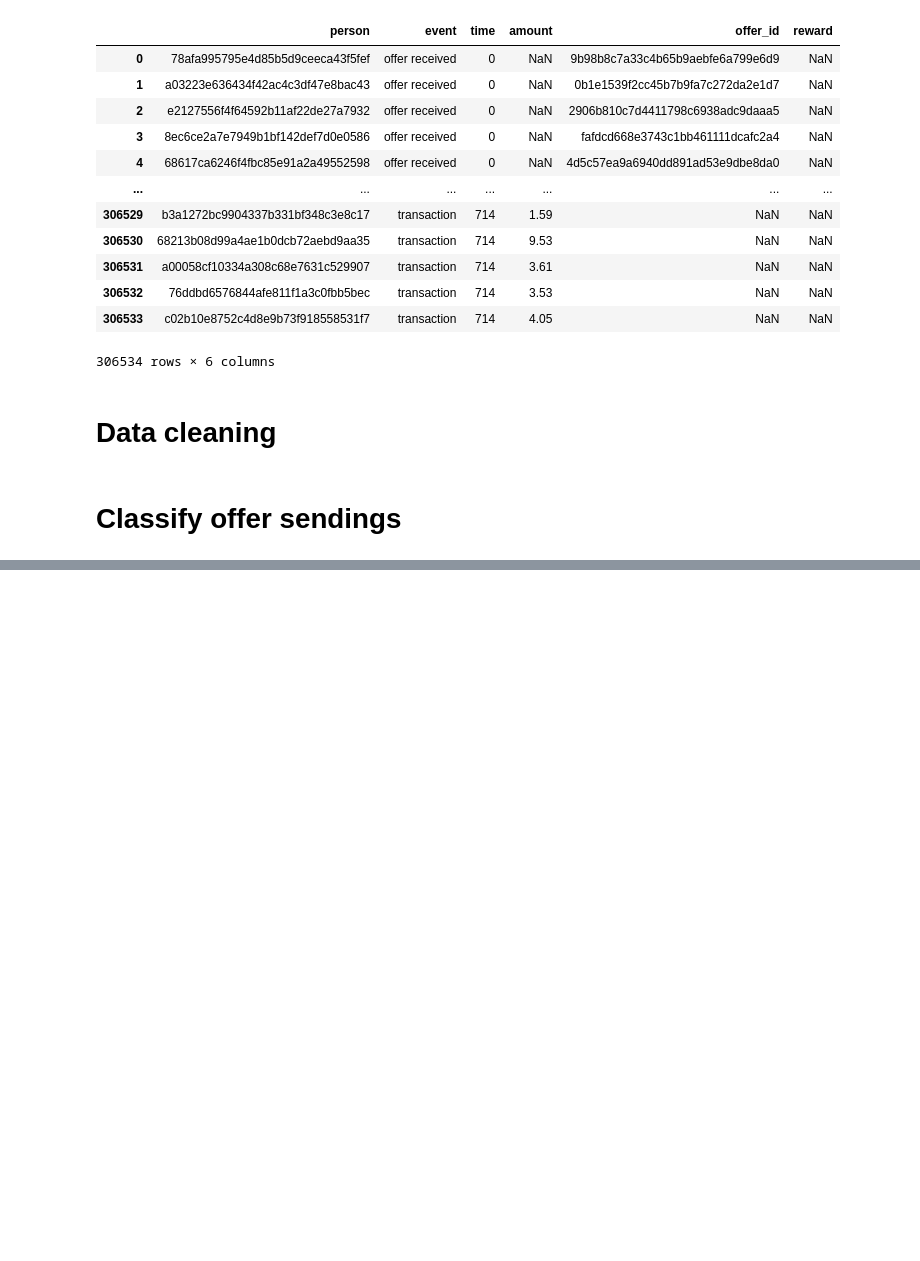
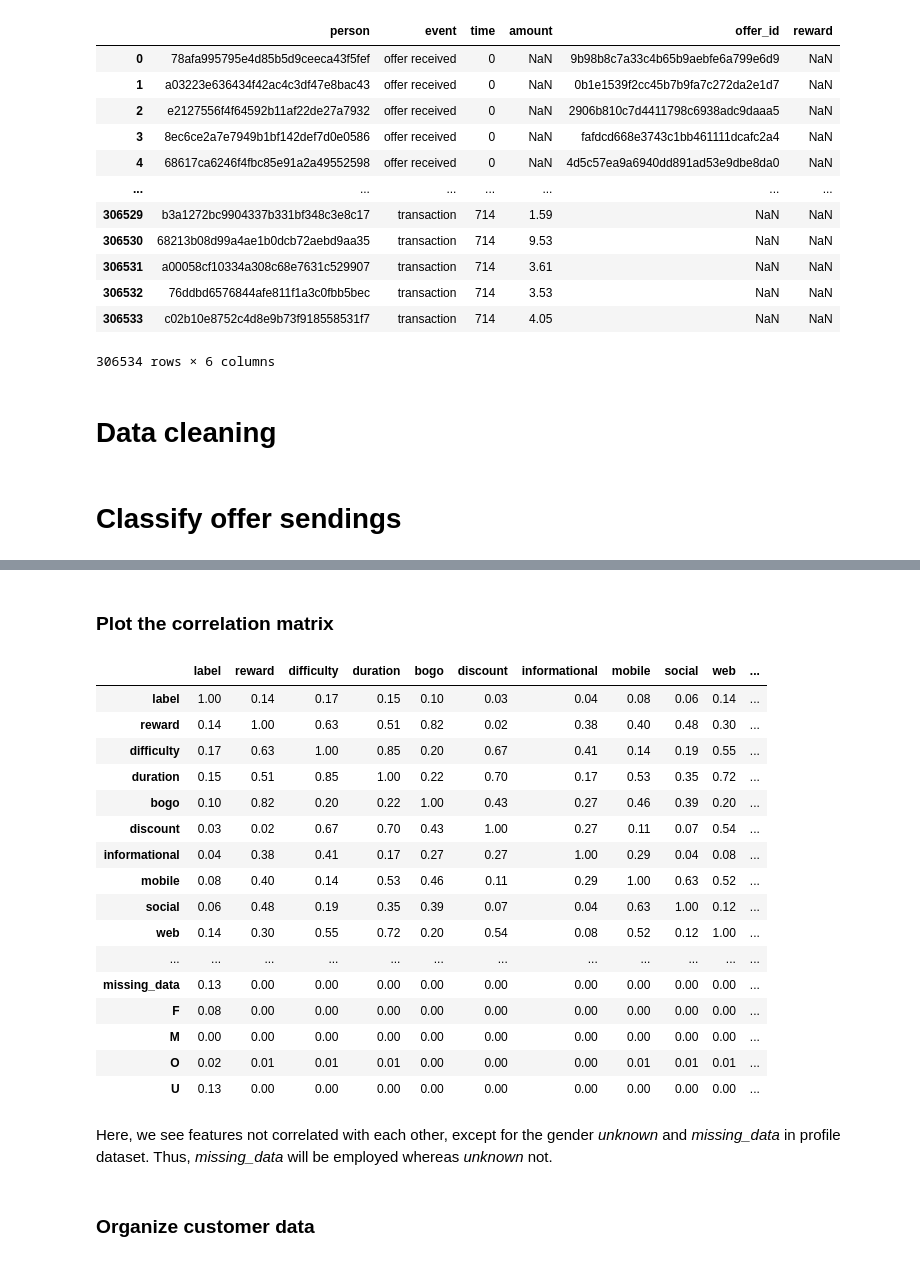
Before and after one commit to silviomori/udacity-machine-learning-capstone-starbucks, a Jupyter notebook: FeatureEngineering.ipynb, the cells around one changed output, grey strips where cells are left out. Saved outputs shown, nothing was run; the diff lists cells and outputs as text; code cells hidden in the pictures; blank space fills up the shorter version.

```diff
--- a/FeatureEngineering.ipynb
+++ b/FeatureEngineering.ipynb
@@ -316,7 +298,7 @@ offer_received_df = offer_received_df.drop(columns=['amount', 'reward'])
 ## Create registers when customers did not receive offer
 offer_sending_time = offer_received_df.time.unique()
 new_index = pd.MultiIndex.from_product(
-    (profile_df.index[:100], offer_sending_time),
+    (profile_df.index, offer_sending_time),
     names=['person', 'time'])
 
 offer_received_df = offer_received_df.set_index(['person', 'time'])
@@ -435,0 +406,13 @@ offer_received_df
+# %%
+## Set index as person and time
+offer_received_df = offer_received_df.set_index(['person', 'time'])
+offer_received_df = offer_received_df.sort_index()
+
+## Join offer data with portfolio and profile data
+offer_received_df = offer_received_df.join(portfolio_df, on='offer_id')
+offer_received_df = offer_received_df.join(profile_df, on='person')
+
+## Fill NA
+offer_received_df.fillna(value=0, inplace=True)
+
+display(offer_received_df)
@@ -435,0 +434,26 @@ offer_received_df
+# %% [markdown]
+### Plot the correlation matrix
+# %%
+offer_received_df.corr().abs().round(2)
+# %% [output]
+|  | label | reward | difficulty | duration | bogo | discount | informational | mobile | social | web | ... |
+| label | 1.00 | 0.14 | 0.17 | 0.15 | 0.10 | 0.03 | 0.04 | 0.08 | 0.06 | 0.14 | ... |
+| reward | 0.14 | 1.00 | 0.63 | 0.51 | 0.82 | 0.02 | 0.38 | 0.40 | 0.48 | 0.30 | ... |
+| difficulty | 0.17 | 0.63 | 1.00 | 0.85 | 0.20 | 0.67 | 0.41 | 0.14 | 0.19 | 0.55 | ... |
+| duration | 0.15 | 0.51 | 0.85 | 1.00 | 0.22 | 0.70 | 0.17 | 0.53 | 0.35 | 0.72 | ... |
+| bogo | 0.10 | 0.82 | 0.20 | 0.22 | 1.00 | 0.43 | 0.27 | 0.46 | 0.39 | 0.20 | ... |
+| discount | 0.03 | 0.02 | 0.67 | 0.70 | 0.43 | 1.00 | 0.27 | 0.11 | 0.07 | 0.54 | ... |
+| informational | 0.04 | 0.38 | 0.41 | 0.17 | 0.27 | 0.27 | 1.00 | 0.29 | 0.04 | 0.08 | ... |
+| mobile | 0.08 | 0.40 | 0.14 | 0.53 | 0.46 | 0.11 | 0.29 | 1.00 | 0.63 | 0.52 | ... |
+| social | 0.06 | 0.48 | 0.19 | 0.35 | 0.39 | 0.07 | 0.04 | 0.63 | 1.00 | 0.12 | ... |
+| web | 0.14 | 0.30 | 0.55 | 0.72 | 0.20 | 0.54 | 0.08 | 0.52 | 0.12 | 1.00 | ... |
+| ... | ... | ... | ... | ... | ... | ... | ... | ... | ... | ... | ... |
+| missing_data | 0.13 | 0.00 | 0.00 | 0.00 | 0.00 | 0.00 | 0.00 | 0.00 | 0.00 | 0.00 | ... |
+| F | 0.08 | 0.00 | 0.00 | 0.00 | 0.00 | 0.00 | 0.00 | 0.00 | 0.00 | 0.00 | ... |
+| M | 0.00 | 0.00 | 0.00 | 0.00 | 0.00 | 0.00 | 0.00 | 0.00 | 0.00 | 0.00 | ... |
+| O | 0.02 | 0.01 | 0.01 | 0.01 | 0.00 | 0.00 | 0.00 | 0.01 | 0.01 | 0.01 | ... |
+| U | 0.13 | 0.00 | 0.00 | 0.00 | 0.00 | 0.00 | 0.00 | 0.00 | 0.00 | 0.00 | ... |
+# %% [markdown]
+Here, we see features not correlated with each other, except for the gender *unknown* and *missing_data* in profile dataset. Thus, *missing_data* will be employed whereas *unknown* not.
+# %% [markdown]
+### Organize customer data
```
Also changed, not shown: parts of 16 cells of this notebook.
